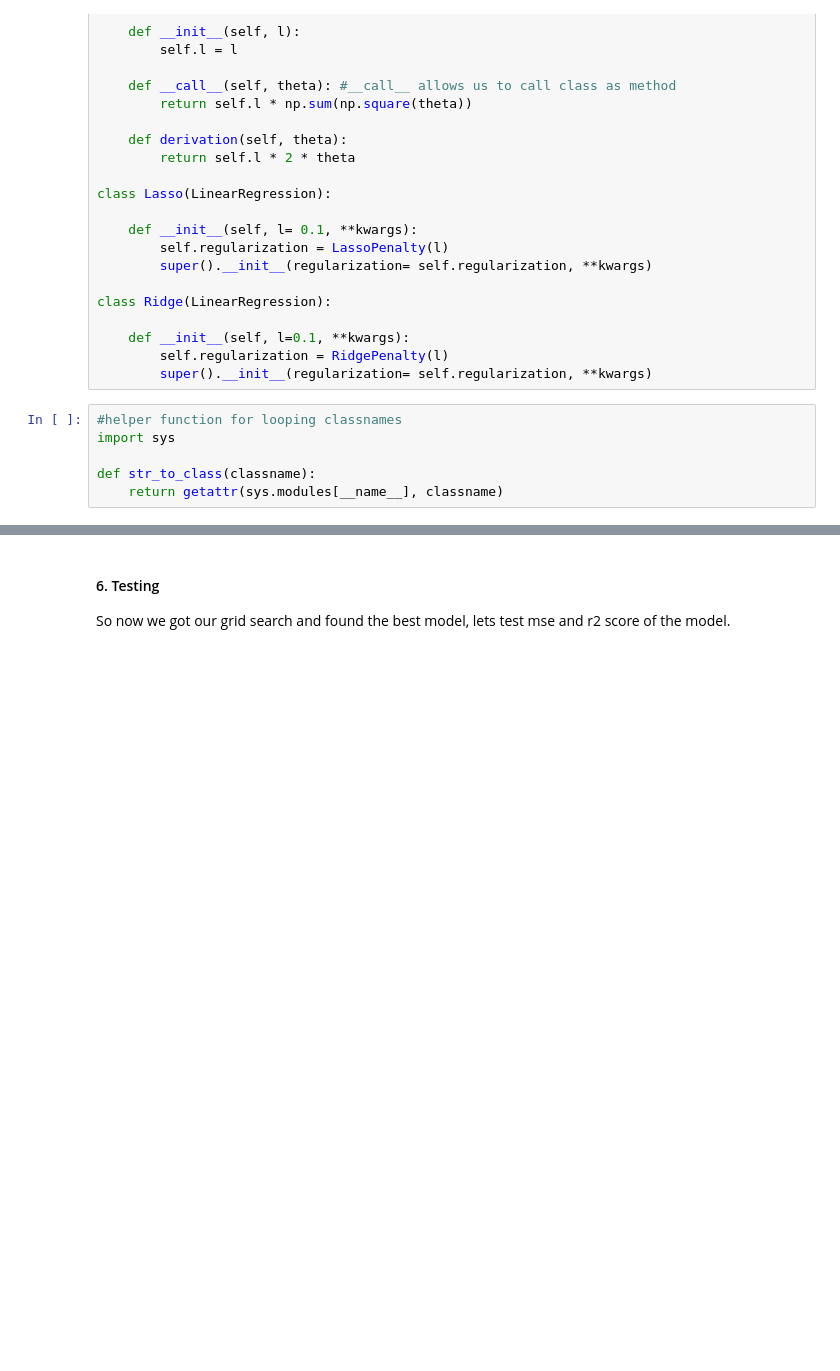
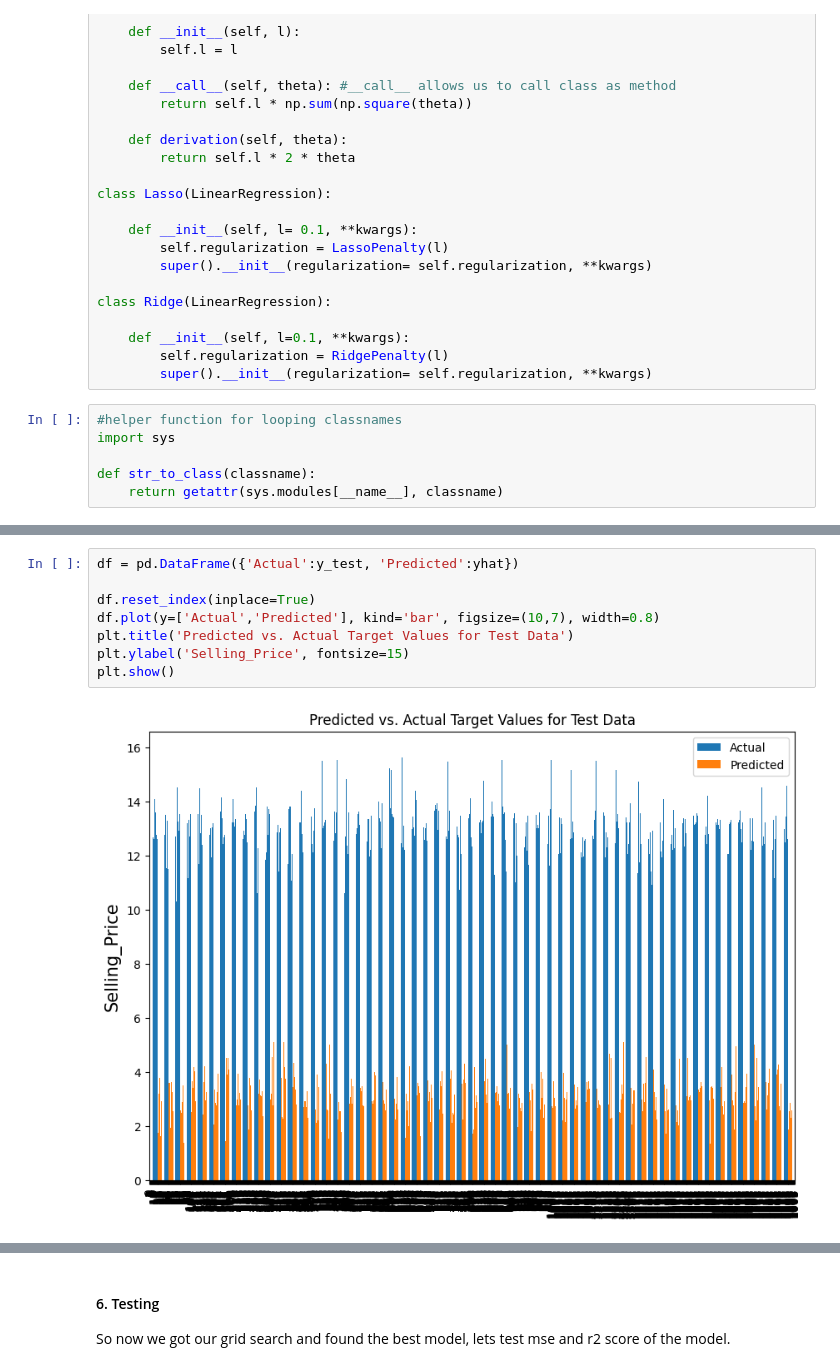
Before and after one commit to puskr99/A3-car-price, a Jupyter notebook: code/car-price-prediction.ipynb, the cells around one changed output, grey strips where cells are left out. Cells and saved outputs as stored; diff of their text form; blank space fills up the shorter version.

```diff
--- a/code/car-price-prediction.ipynb
+++ b/code/car-price-prediction.ipynb
@@ -815 +819,11 @@ def str_to_class(classname):
+# %%
+df = pd.DataFrame({'Actual':y_test, 'Predicted':yhat})
+
+df.reset_index(inplace=True)
+df.plot(y=['Actual','Predicted'], kind='bar', figsize=(10,7), width=0.8)
+plt.title('Predicted vs. Actual Target Values for Test Data')
+plt.ylabel('Selling_Price', fontsize=15)
+plt.show()
+# %% [output]
+[figure, added]
 # %%
```
Also changed, not shown: parts of 5 cells of this notebook.
